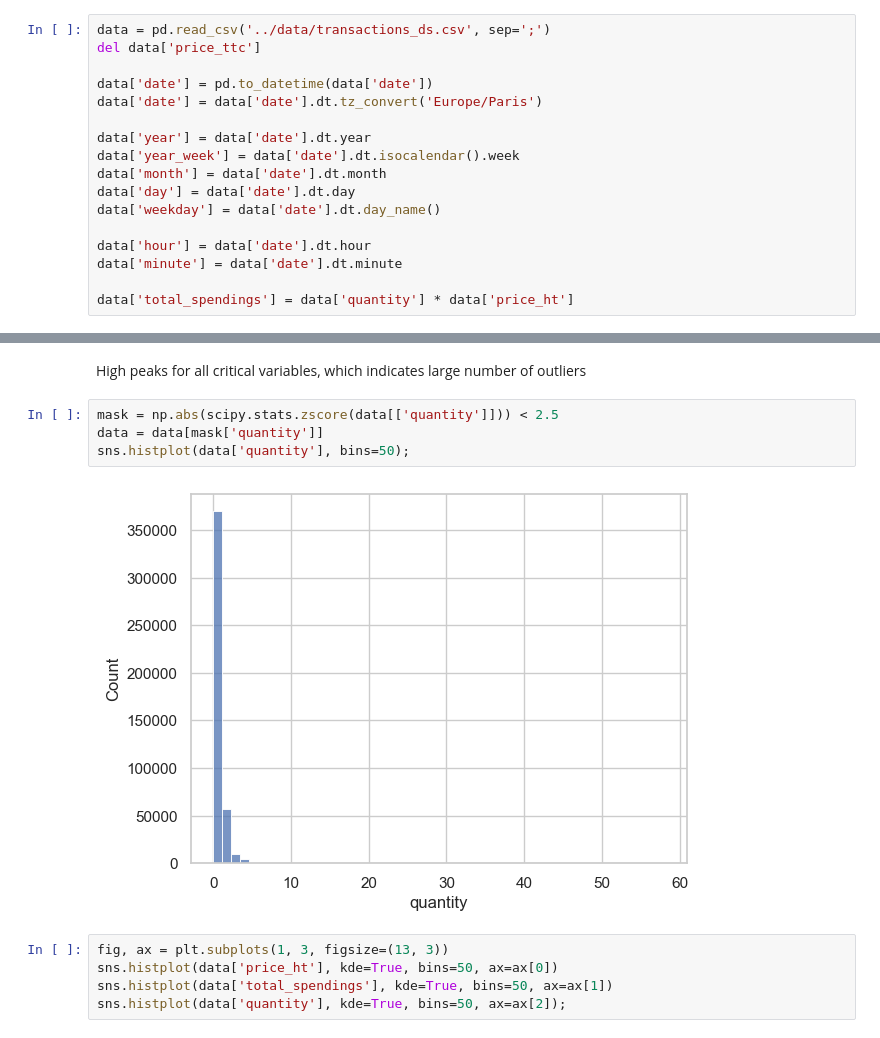
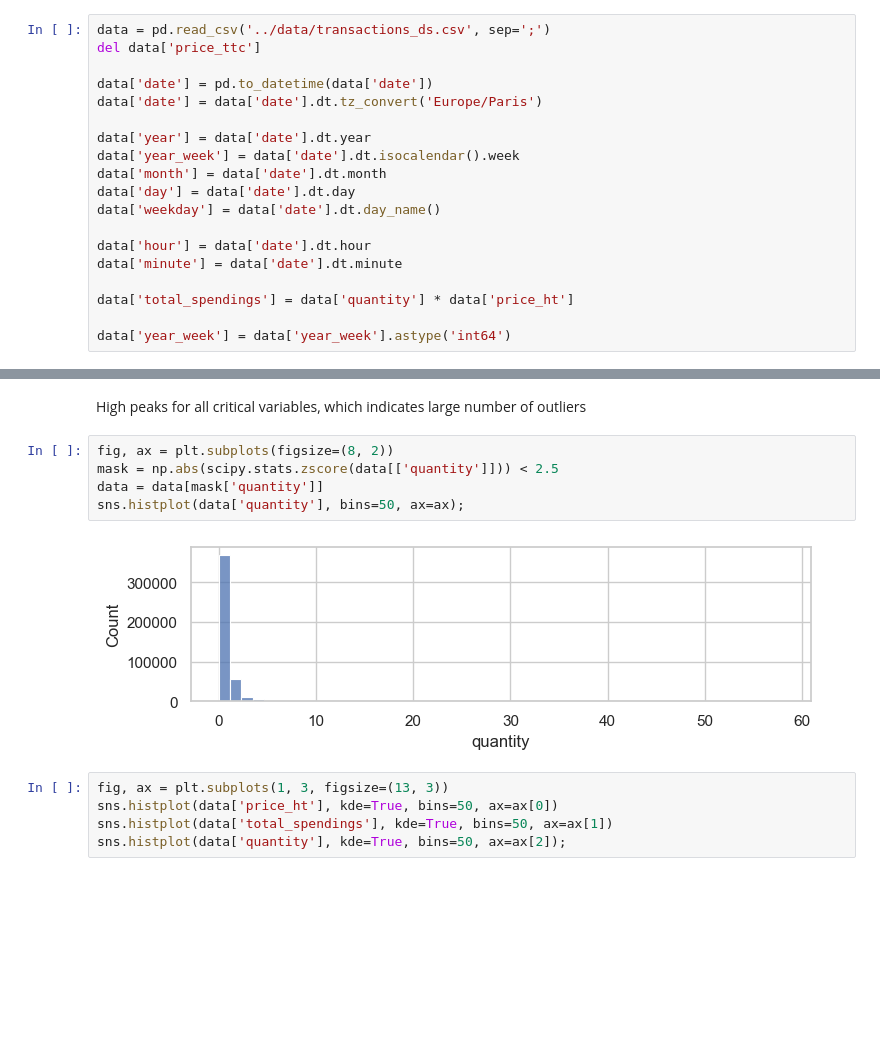
Before and after one commit to ronega/STAT222-project, a Jupyter notebook: EDA/Dmitri_EDA.ipynb, the cells around one changed output, grey strips where cells are left out. Saved outputs shown, nothing was run; the diff lists cells and outputs as text; blank space fills up the shorter version.

```diff
--- a/EDA/Dmitri_EDA.ipynb
+++ b/EDA/Dmitri_EDA.ipynb
@@ -29,6 +29,8 @@ data['hour'] = data['date'].dt.hour
 data['minute'] = data['date'].dt.minute
 
 data['total_spendings'] = data['quantity'] * data['price_ht']
+
+data['year_week'] = data['year_week'].astype('int64')
 # %% [markdown]
 Remove dublicates. Example:
 # %%
@@ -107,11 +110,12 @@ sns.histplot(data['quantity'], kde=True, bins=50, ax=ax[2]);
 # %% [markdown]
 High peaks for all critical variables, which indicates large number of outliers
 # %%
+fig, ax = plt.subplots(figsize=(8, 2))
 mask = np.abs(scipy.stats.zscore(data[['quantity']])) < 2.5
 data = data[mask['quantity']]
-sns.histplot(data['quantity'], bins=50);
+sns.histplot(data['quantity'], bins=50, ax=ax);
 # %% [output]
-[figure, old version]
+[figure, new version]
 # %%
 fig, ax = plt.subplots(1, 3, figsize=(13, 3))
 sns.histplot(data['price_ht'], kde=True, bins=50, ax=ax[0])
```
Also changed, not shown: parts of 21 cells of this notebook.
